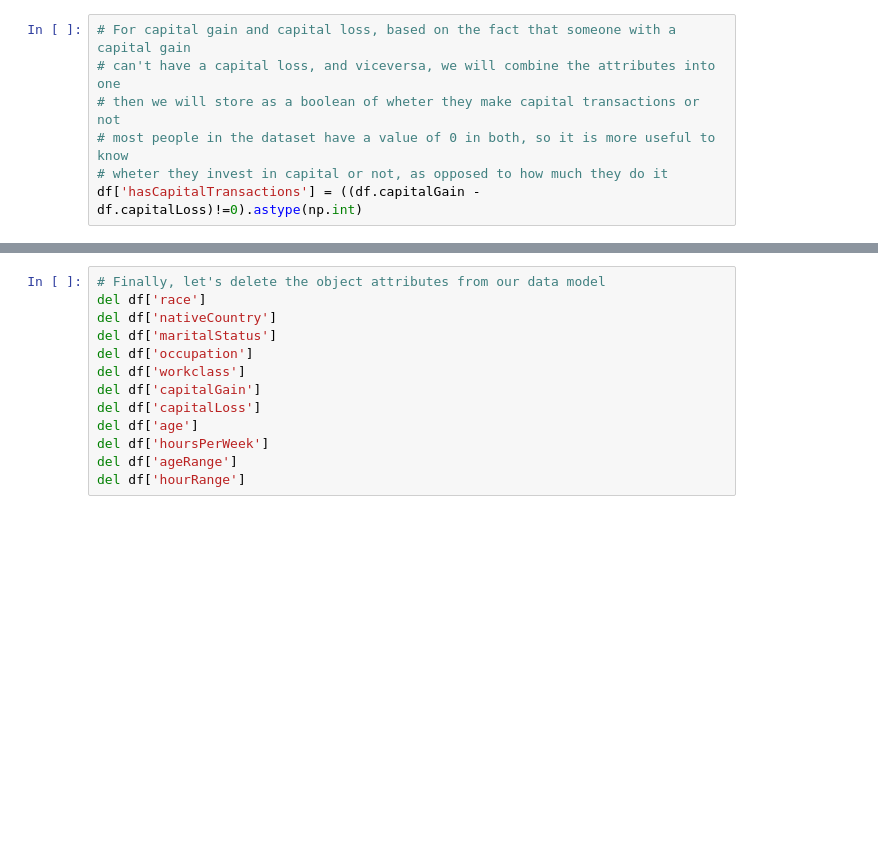
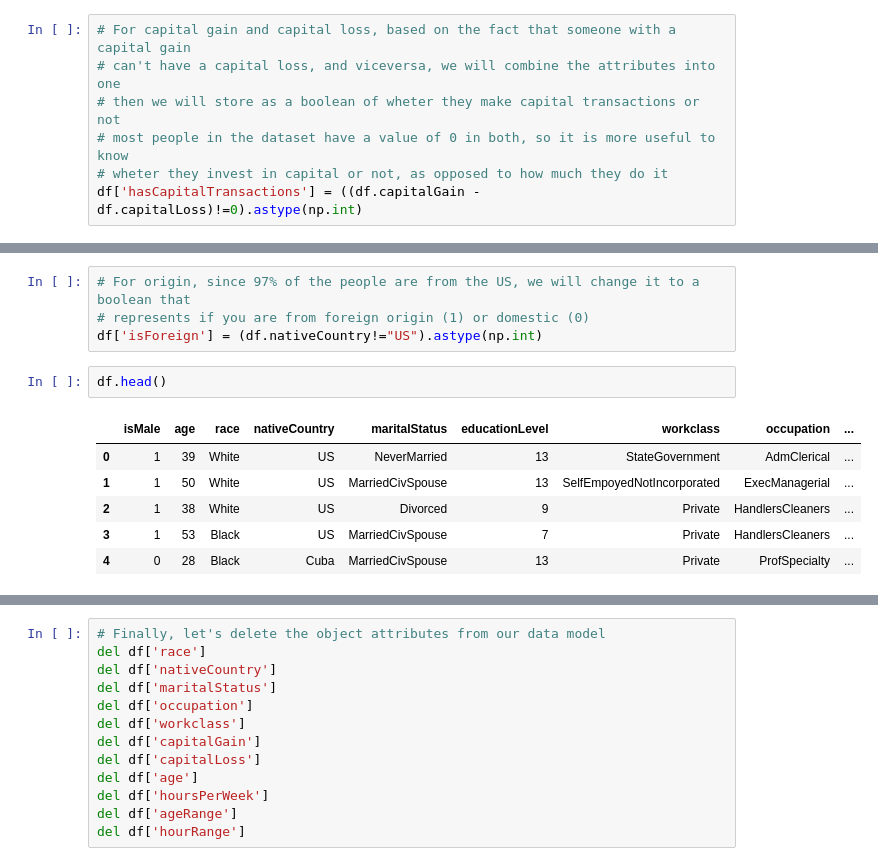
Before and after one commit to SpencerKaiser/DataMining, a Jupyter notebook: 03_AssignmentThree/A3-Master.ipynb, the cells around one changed output, grey strips where cells are left out. Saved outputs shown, nothing was run; the diff lists cells and outputs as text; blank space fills up the shorter version.

```diff
--- a/03_AssignmentThree/A3-Master.ipynb
+++ b/03_AssignmentThree/A3-Master.ipynb
@@ -176,3 +302,16 @@ df.head()
+# %%
+# For origin, since 97% of the people are from the US, we will change it to a boolean that
+# represents if you are from foreign origin (1) or domestic (0)
+df['isForeign'] = (df.nativeCountry!="US").astype(np.int)
+# %%
+df.head()
+# %% [output]
+|  | isMale | age | race | nativeCountry | maritalStatus | educationLevel | workclass | occupation | ... |
+| 0 | 1 | 39 | White | US | NeverMarried | 13 | StateGovernment | AdmClerical | ... |
+| 1 | 1 | 50 | White | US | MarriedCivSpouse | 13 | SelfEmpoyedNotIncorporated | ExecManagerial | ... |
+| 2 | 1 | 38 | White | US | Divorced | 9 | Private | HandlersCleaners | ... |
+| 3 | 1 | 53 | Black | US | MarriedCivSpouse | 7 | Private | HandlersCleaners | ... |
+| 4 | 0 | 28 | Black | Cuba | MarriedCivSpouse | 13 | Private | ProfSpecialty | ... |
 # %%
 # Also here are the data types of our attributes, as we can see isMale and salaryOver50K are already integers
 df.info()
```
Also changed, not shown: parts of 19 cells of this notebook.
